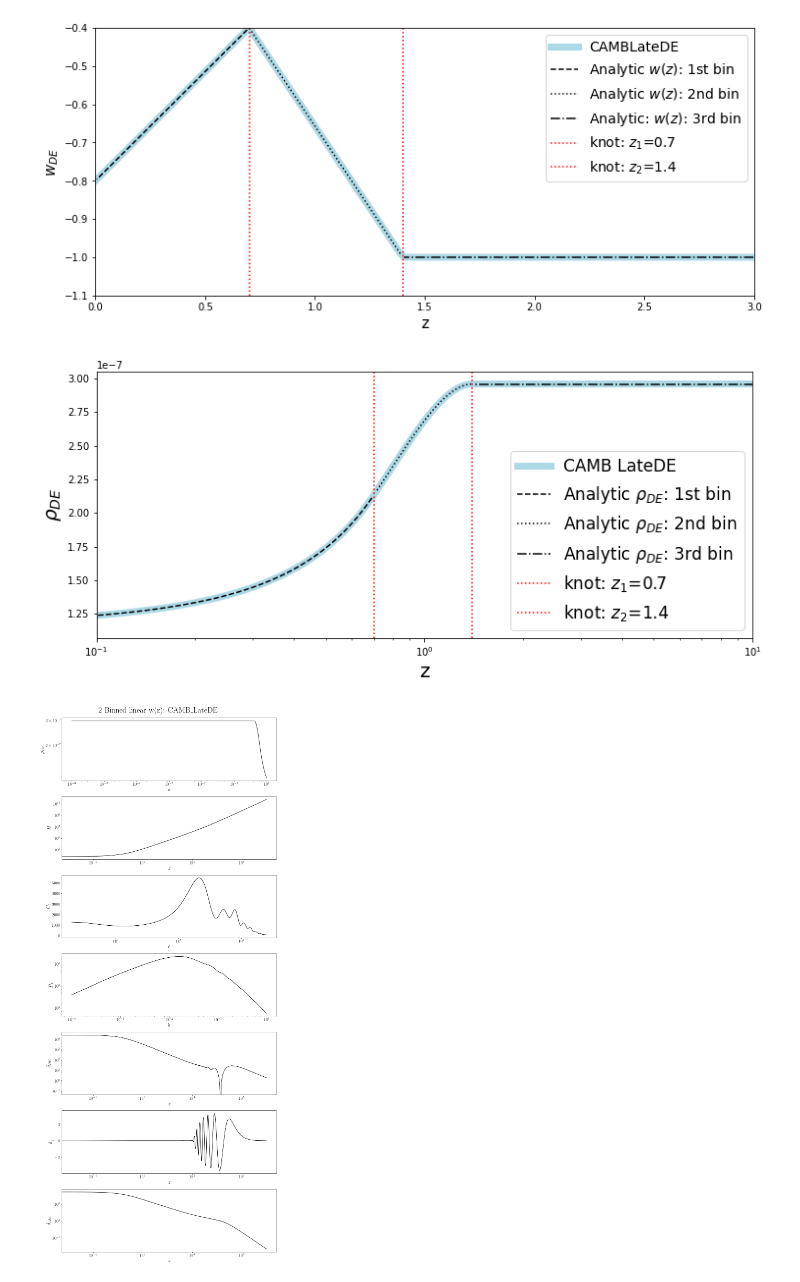
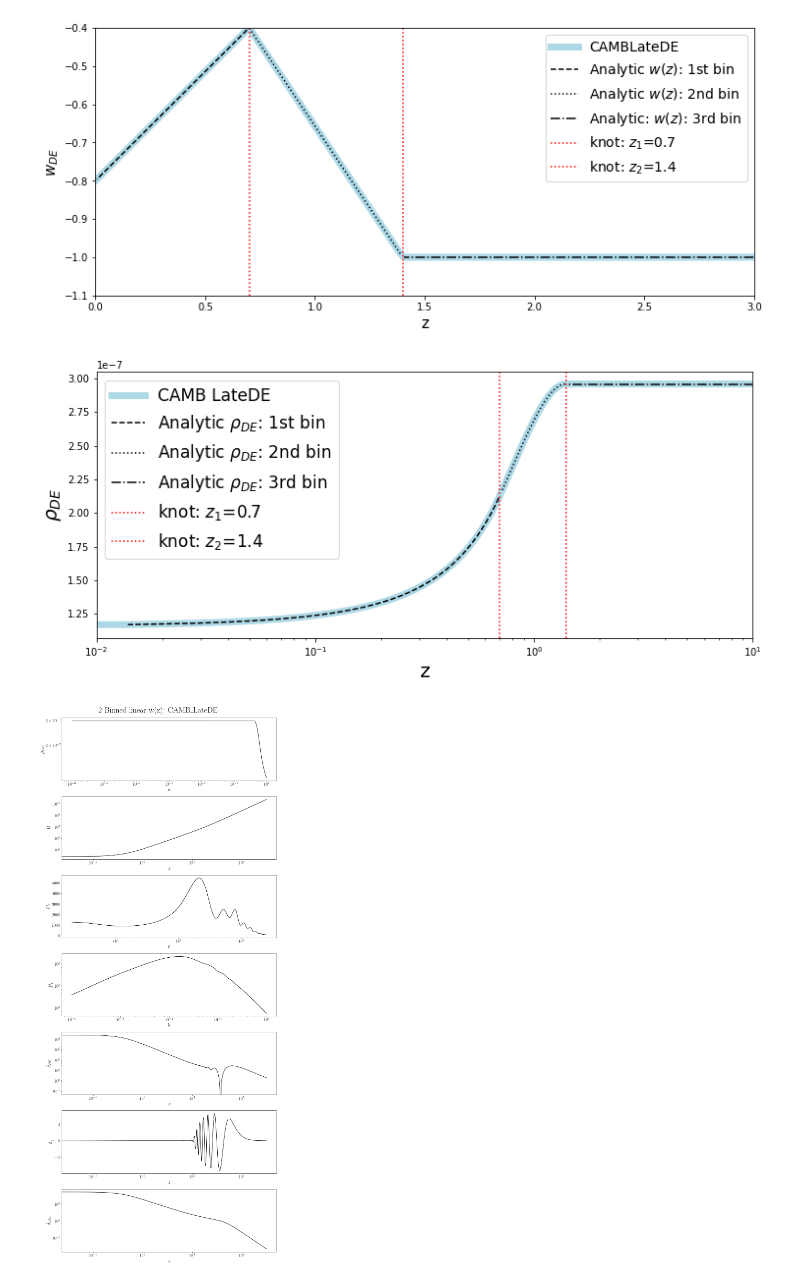
Before and after one commit to SBU-COSMOLIKE/CAMB, a Jupyter notebook: docs/LateDE_test.ipynb, the cells around one changed output. Saved outputs shown, nothing was run; the diff lists cells and outputs as text; code cells hidden in the pictures.

```diff
--- a/docs/LateDE_test.ipynb
+++ b/docs/LateDE_test.ipynb
@@ -1739,36 +1745,37 @@ grho_de_today = 1.1598304491343165E-007 # from CAMB with write(*,*)
 for i in np.arange(len(z)):
     if (z0 < z[i] < z1):
         redshift1.append(z[i])
         scale_factor1.append(1/(1+z[i]))
         grho_de1 = grho_de_today*(1+z[i])**alpha0*np.exp(3*wa0*z[i])
         rho_de_1st_bin.append(grho_de1)
     elif (z1 < z[i] < z2):
         redshift2.append(z[i])
         scale_factor2.append(1/(1+z[i]))
         grho_de2 = grho_de_today*(1+z1)**alpha0*np.exp(3*wa0*z1)*((1+z[i])/(1+z1))**alpha1*np.exp(3*wa1*(z[i]-z1))
         rho_de_2nd_bin.append(grho_de2)
     elif (z2 < z[i]):
         redshift3.append(redshift[i])
         scale_factor3.append(1/(1+z[i]))
         grho_de3 = grho_de_today*(1+z1)**alpha0*np.exp(3*wa0*z1)*((1+z2)/(1+z1))**alpha1*np.exp(3*wa1*(z2-z1))*((1+z[i])/(1+z2))**alpha2*np.exp(3*wa2*(z[i]-z2))
         rho_de_3rd_bin.append(grho_de3)
 
 plt.rcParams['figure.figsize'] = [12, 5]
 
 plt.semilogx(redshift,latede_rhode*(redshift+1)**4,'lightblue',label='CAMB LateDE',lw=7)
 plt.semilogx(redshift1,rho_de_1st_bin,ls='--',color='black',label=r'Analytic $\rho_{DE}$: 1st bin')
 plt.semilogx(redshift2,rho_de_2nd_bin,ls=':',color='black',label=r'Analytic $\rho_{DE}$: 2nd bin')
 plt.semilogx(redshift3,rho_de_3rd_bin,ls='-.',color='black',label=r'Analytic $\rho_{DE}$: 3rd bin')
 
 plt.axvline(x = z1,ls=':',c='r',label=r'knot: $z_1$={}'.format(z1))
 plt.axvline(x = z2,ls=':',c='r',label=r'knot: $z_2$={}'.format(z2))
 
-plt.legend(loc='lower right',fontsize=17)
+plt.legend(loc='best',fontsize=17)
 plt.xlabel('z',fontsize=20)
 plt.ylabel(r'$\rho_{DE}$',fontsize=20)
-plt.xlim(0.1,10);
+plt.xlim(0.01,10);
+plt.savefig("linear_binned_rhode.pdf");
 # %% [output]
-[figure, old version]
+[figure, new version]
 # %%
 %matplotlib inline
 import matplotlib
```
Also changed, not shown: parts of 11 cells of this notebook, 1 other file.
